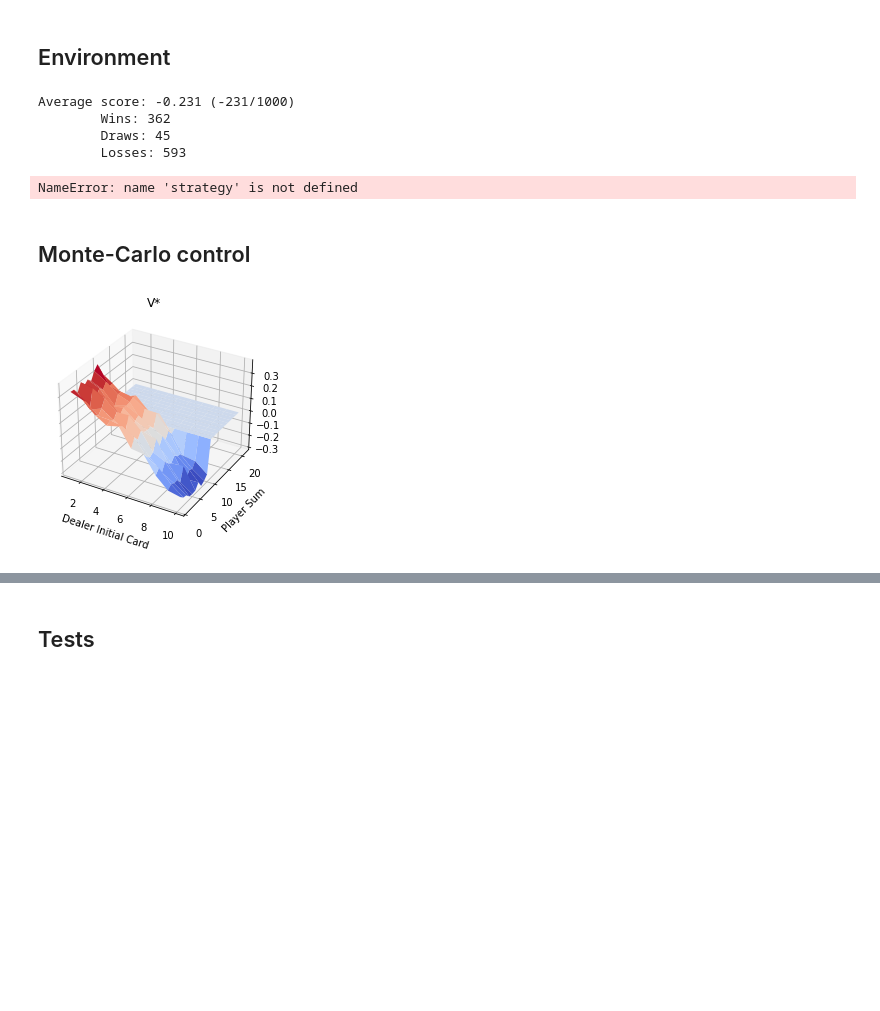
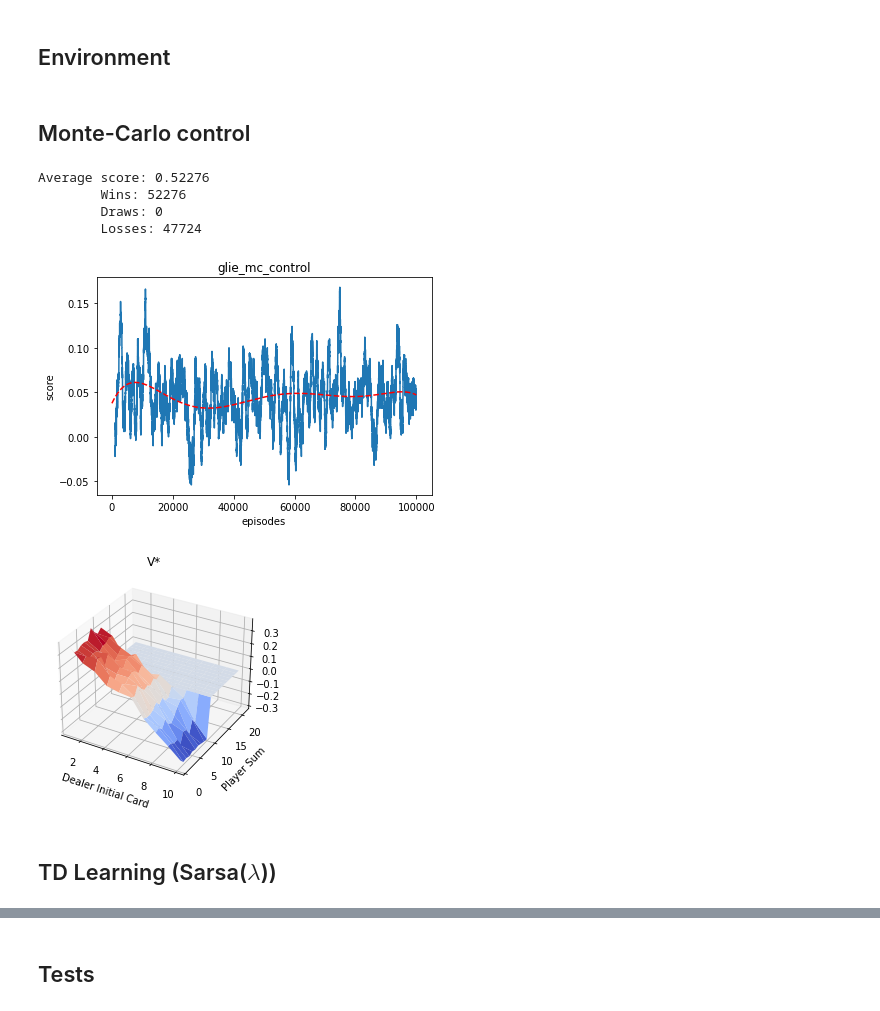
Before and after one commit to cjqian/flappy, a Jupyter notebook: Easy21.ipynb, the cells around one changed output, grey strips where cells are left out. Drawn from its saved outputs; the diff is of its cells as text; code cells hidden in the pictures; blank space fills up the shorter version.

```diff
--- a/Easy21.ipynb
+++ b/Easy21.ipynb
@@ -157,40 +157,48 @@ def strategy_dealer_mirror(s):
         return Action.STICK
     return Action.HIT
 
-def run_episodes(get_action_fn, eval_episode_fn=None, n_episodes=100):
+def run_episodes(get_action_fn, eval_step_fn=None, eval_episode_fn=None, n_episodes=100, plot=True):
     episodes = []
     for i in range(n_episodes):
-        episodes.append(run_episode(get_action_fn, eval_episode_fn))
+        episodes.append(run_episode(
+            get_action_fn,
+            eval_step_fn=eval_step_fn,
+            eval_episode_fn=eval_episode_fn))
 
     rs = [e[-1][-1] for e in episodes]
-    print("Average score: {} ({}/{})".format(sum(rs)/len(rs), sum(rs), len(rs)))
+    scores = [(r+1)/2 for r in rs]
+    print("Average score: {}".format(sum(scores)/len(scores)))
     print("\tWins: {}".format(sum([1 for r in rs if r == 1])))
     print("\tDraws: {}".format(sum([1 for r in rs if r == 0])))
     print("\tLosses: {}".format(sum([1 for r in rs if r == -1])))
 
-    # Plot graph over episodes.
-    rolling_n = round(n_episodes/100)
-    ax = pd.Series(rs).rolling(rolling_n).mean()[rolling_n - 1:].plot(
+    if plot:
+        # Plot graph over episodes.
+        rolling_n = round(n_episodes/100)
+        ax = pd.Series(rs).rolling(rolling_n).mean()[rolling_n - 1:].plot(
         title=get_action_fn.__name__)
-    ax.set_xlabel("episodes")
-    ax.set_ylabel("score")
+        ax.set_xlabel("episodes")
+        ax.set_ylabel("score")
 
-    # Add a trendline.
-    x = [x for x in range(len(rs))]
-    z = np.polyfit(x, rs, 6)
-    p = np.poly1d(z)
-    ax.plot(x, p(x), "r--")
+        # Add a trendline.
+        x = [x for x in range(len(rs))]
+        z = np.polyfit(x, rs, 6)
+        p = np.poly1d(z)
+        ax.plot(x, p(x), "r--")
 
     return episodes
 
-def run_episode(get_action_fn, eval_episode_fn):
+def run_episode(get_action_fn, eval_step_fn, eval_episode_fn):
     env = Environment()
     s = env.reset()
     episode = []
     while (not s.is_terminal):
         action = get_action_fn(s)
+
         ns, reward = env.step(action)
         episode.append([s, action, reward])
+        if eval_step_fn:
+            eval_step_fn(s, action, reward, ns)
         s = ns
 
     if eval_episode_fn:
@@ -198,13 +206,7 @@ def run_episode(get_action_fn, eval_episode_fn):
 
     return episode
 
-episodes = run_episodes(strategy_dealer_mirror, n_episodes=1000)
+#episodes = run_episodes(strategy_dealer_mirror, n_episodes=1000)
-# %% [output]
-Average score: -0.231 (-231/1000)
-        Wins: 362
-        Draws: 45
-        Losses: 593
-NameError: name 'strategy' is not defined
 # %% [markdown]
 ## Monte-Carlo control
 # %%
@@ -265,7 +267,14 @@ def plot_3d(Q):
     ax.plot_surface(X, Y, V, rstride=1, cstride=1, cmap=cm.coolwarm, linewidth=0)
 # %%
 mc = MonteCarloControl()
-episodes = run_episodes(mc.glie_mc_control, mc.evaluate_episode, 100000)
+episodes = run_episodes(mc.glie_mc_control, eval_episode_fn=mc.evaluate_episode, n_episodes=100000)
 plot_3d(mc.Q)
 # %% [output]
+Average score: 0.52276
+        Wins: 52276
+        Draws: 0
+        Losses: 47724
-[figure, old version]
+[figure, new version]
+[figure, added]
+# %% [markdown]
+## TD Learning (Sarsa($\lambda$))
```
Also changed, not shown: parts of 3 cells of this notebook.
